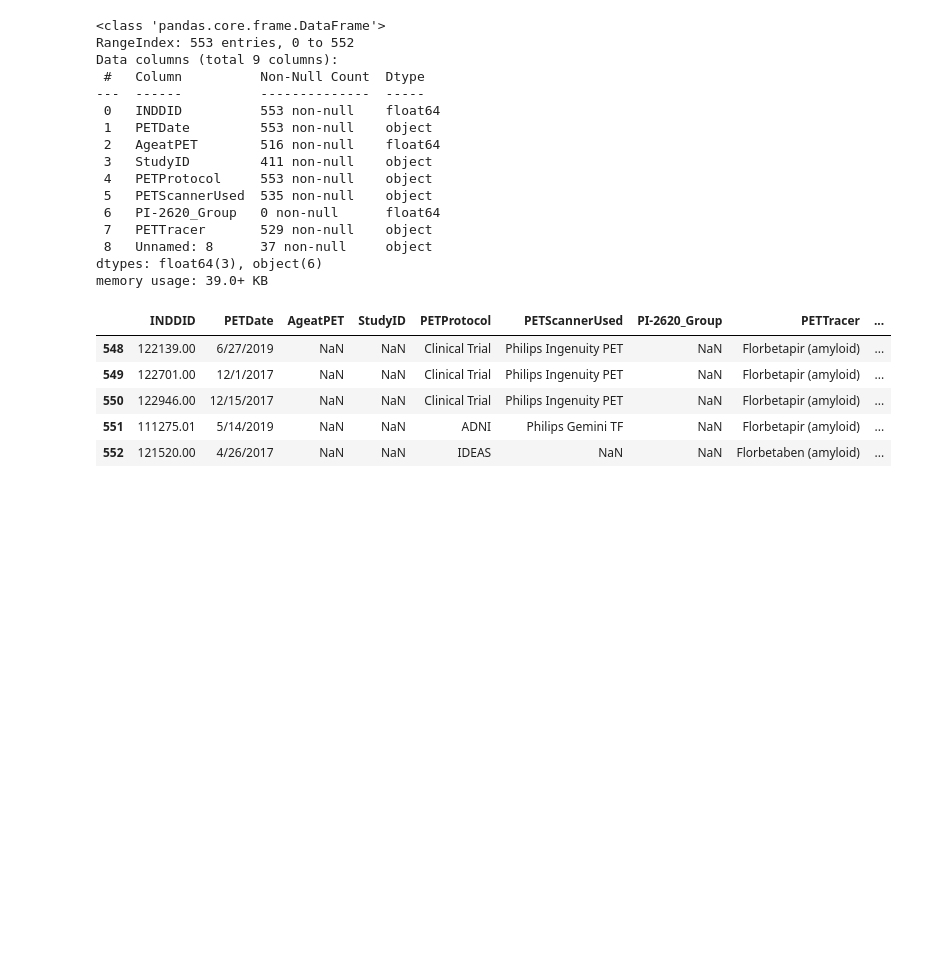
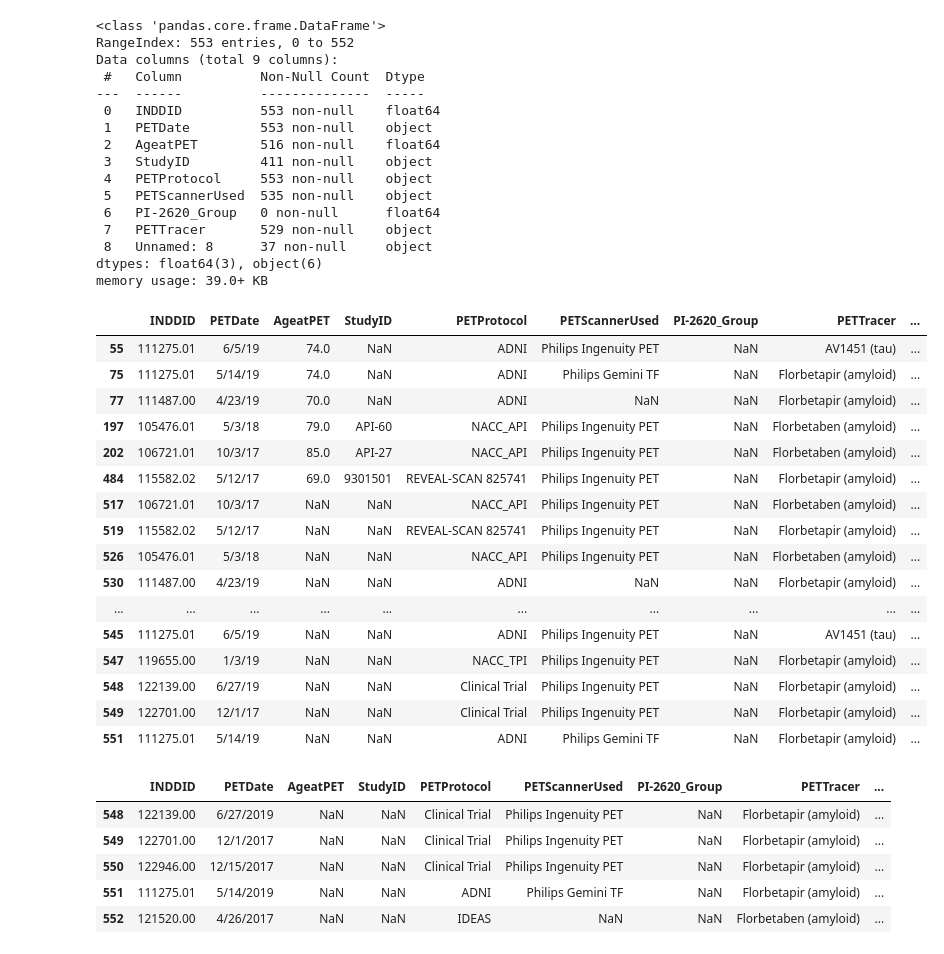
Before and after one commit to ermcgrew/flywheel, a Jupyter notebook: naccsc/PET_leftovers/Untitled.ipynb, the cells around one changed output. Saved outputs shown, nothing was run; the diff lists cells and outputs as text; code cells hidden in the pictures; blank space fills up the shorter version.

```diff
--- a/naccsc/PET_leftovers/Untitled.ipynb
+++ b/naccsc/PET_leftovers/Untitled.ipynb
@@ -19,6 +19,26 @@ Data columns (total 9 columns):
  8   Unnamed: 8      37 non-null     object
 dtypes: float64(3), object(6)
 memory usage: 39.0+ KB
+# %%
+df_study[df_study.duplicated(subset=['INDDID','PETDate'],keep=False)]
+# %% [output]
+|  | INDDID | PETDate | AgeatPET | StudyID | PETProtocol | PETScannerUsed | PI-2620_Group | PETTracer | ... |
+| 55 | 111275.01 | 6/5/19 | 74.0 | NaN | ADNI | Philips Ingenuity PET | NaN | AV1451 (tau) | ... |
+| 75 | 111275.01 | 5/14/19 | 74.0 | NaN | ADNI | Philips Gemini TF | NaN | Florbetapir (amyloid) | ... |
+| 77 | 111487.00 | 4/23/19 | 70.0 | NaN | ADNI | NaN | NaN | Florbetapir (amyloid) | ... |
+| 197 | 105476.01 | 5/3/18 | 79.0 | API-60 | NACC_API | Philips Ingenuity PET | NaN | Florbetaben (amyloid) | ... |
+| 202 | 106721.01 | 10/3/17 | 85.0 | API-27 | NACC_API | Philips Ingenuity PET | NaN | Florbetaben (amyloid) | ... |
+| 484 | 115582.02 | 5/12/17 | 69.0 | 9301501 | REVEAL-SCAN 825741 | Philips Ingenuity PET | NaN | Florbetapir (amyloid) | ... |
+| 517 | 106721.01 | 10/3/17 | NaN | NaN | NACC_API | Philips Ingenuity PET | NaN | Florbetaben (amyloid) | ... |
+| 519 | 115582.02 | 5/12/17 | NaN | NaN | REVEAL-SCAN 825741 | Philips Ingenuity PET | NaN | Florbetapir (amyloid) | ... |
+| 526 | 105476.01 | 5/3/18 | NaN | NaN | NACC_API | Philips Ingenuity PET | NaN | Florbetaben (amyloid) | ... |
+| 530 | 111487.00 | 4/23/19 | NaN | NaN | ADNI | NaN | NaN | Florbetapir (amyloid) | ... |
+| ... | ... | ... | ... | ... | ... | ... | ... | ... | ... |
+| 545 | 111275.01 | 6/5/19 | NaN | NaN | ADNI | Philips Ingenuity PET | NaN | AV1451 (tau) | ... |
+| 547 | 119655.00 | 1/3/19 | NaN | NaN | NACC_TPI | Philips Ingenuity PET | NaN | Florbetapir (amyloid) | ... |
+| 548 | 122139.00 | 6/27/19 | NaN | NaN | Clinical Trial | Philips Ingenuity PET | NaN | Florbetapir (amyloid) | ... |
+| 549 | 122701.00 | 12/1/17 | NaN | NaN | Clinical Trial | Philips Ingenuity PET | NaN | Florbetapir (amyloid) | ... |
+| 551 | 111275.01 | 5/14/19 | NaN | NaN | ADNI | Philips Gemini TF | NaN | Florbetapir (amyloid) | ... |
 # %%
 df_study.tail()
 # %% [output]
```
Also changed, not shown: 6 other files.
